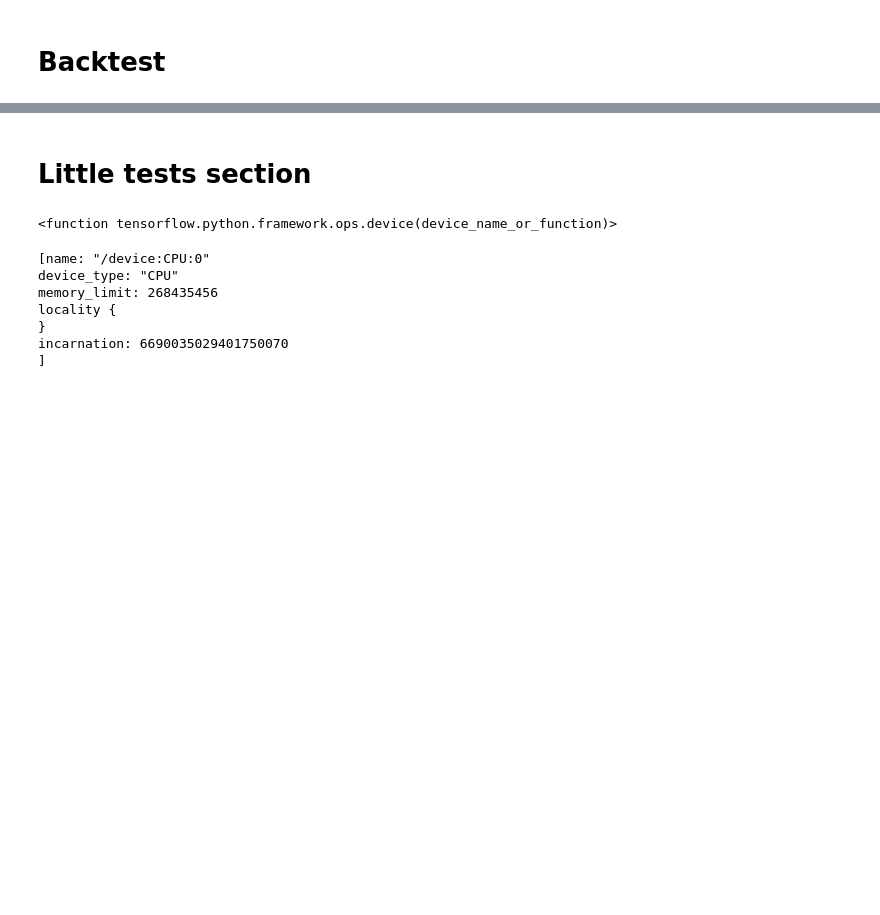
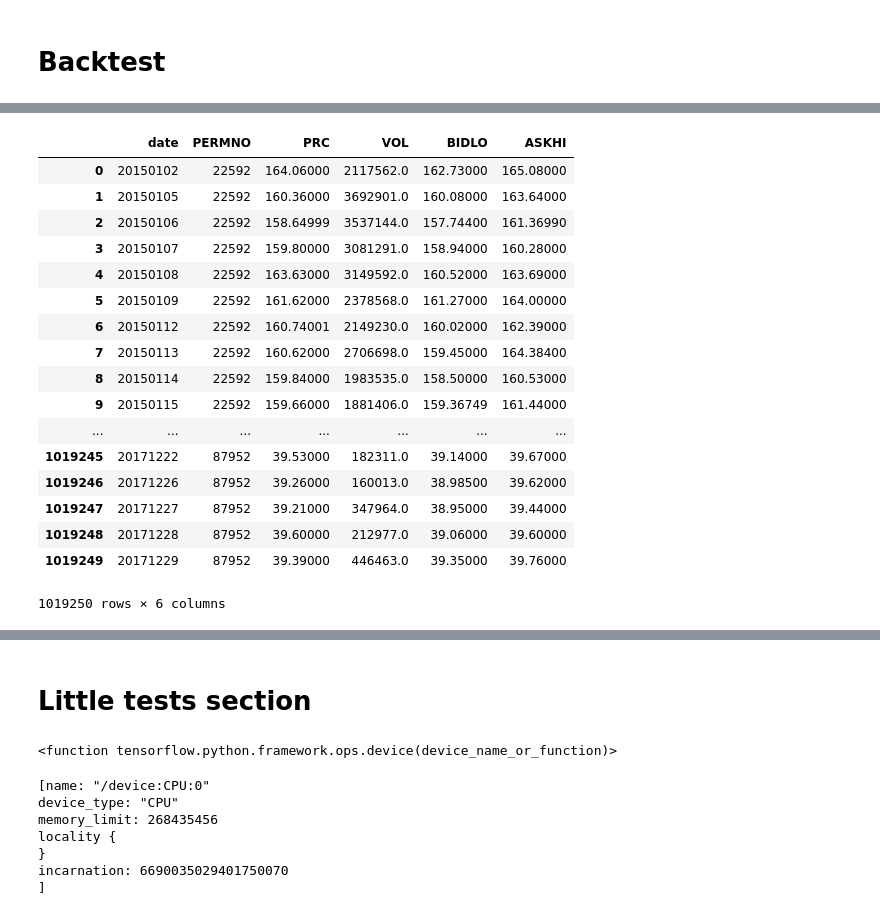
Before and after one commit to kathy-jzh/DeepLearningAllocationCNN, a Jupyter notebook: data_and_training.ipynb, the cells around one changed output, grey strips where cells are left out. Cells and saved outputs as stored; diff of their text form; code cells hidden in the pictures; blank space fills up the shorter version.

```diff
--- a/data_and_training.ipynb
+++ b/data_and_training.ipynb
@@ -119,3 +129,13 @@ network.x
 # Backtest
 # %%
 # TODO
+# %%
+path_to_dump_samples = os.path.join(folder_for_samples,'VWAP-1_week-2015_2017-all_stocks-32_pixels')
+
+
+handler = DataHandler(encoding_method='GADF', window_len=64, image_size=32, retrain_freq=5,
+                 start_date = 20150102, end_date= 20200102, frac_of_stocks=1.,
+                stock_data_dir_path= 'data/stock_data',
+                 dir_for_samples=path_to_dump_samples, nb_of_stocks_by_file=50,
+                      kwargs_target_methods = {'up_return':0.011,'down_return':-0.010}
+                 )
@@ -121,0 +188,4 @@ network.x
+# %%
+df_for_bckt = handler.df_data
+df_for_bckt = df_for_bckt.reset_index(drop=False).set_index(['PERMNO','date'])
+df_for_bckt.head()
@@ -121,0 +200,21 @@ network.x
+# %%
+df_for_bckt.reset_index(level=0, drop=False).reset_index(drop=False)
+# %% [output]
+|  | date | PERMNO | PRC | VOL | BIDLO | ASKHI |
+| 0 | 20150102 | 22592 | 164.06000 | 2117562.0 | 162.73000 | 165.08000 |
+| 1 | 20150105 | 22592 | 160.36000 | 3692901.0 | 160.08000 | 163.64000 |
+| 2 | 20150106 | 22592 | 158.64999 | 3537144.0 | 157.74400 | 161.36990 |
+| 3 | 20150107 | 22592 | 159.80000 | 3081291.0 | 158.94000 | 160.28000 |
+| 4 | 20150108 | 22592 | 163.63000 | 3149592.0 | 160.52000 | 163.69000 |
+| 5 | 20150109 | 22592 | 161.62000 | 2378568.0 | 161.27000 | 164.00000 |
+| 6 | 20150112 | 22592 | 160.74001 | 2149230.0 | 160.02000 | 162.39000 |
+| 7 | 20150113 | 22592 | 160.62000 | 2706698.0 | 159.45000 | 164.38400 |
+| 8 | 20150114 | 22592 | 159.84000 | 1983535.0 | 158.50000 | 160.53000 |
+| 9 | 20150115 | 22592 | 159.66000 | 1881406.0 | 159.36749 | 161.44000 |
+| ... | ... | ... | ... | ... | ... | ... |
+| 1019245 | 20171222 | 87952 | 39.53000 | 182311.0 | 39.14000 | 39.67000 |
+| 1019246 | 20171226 | 87952 | 39.26000 | 160013.0 | 38.98500 | 39.62000 |
+| 1019247 | 20171227 | 87952 | 39.21000 | 347964.0 | 38.95000 | 39.44000 |
+| 1019248 | 20171228 | 87952 | 39.60000 | 212977.0 | 39.06000 | 39.60000 |
+| 1019249 | 20171229 | 87952 | 39.39000 | 446463.0 | 39.35000 | 39.76000 |
+1019250 rows × 6 columns
```
Also changed, not shown: parts of 23 cells of this notebook, 1 other file.
